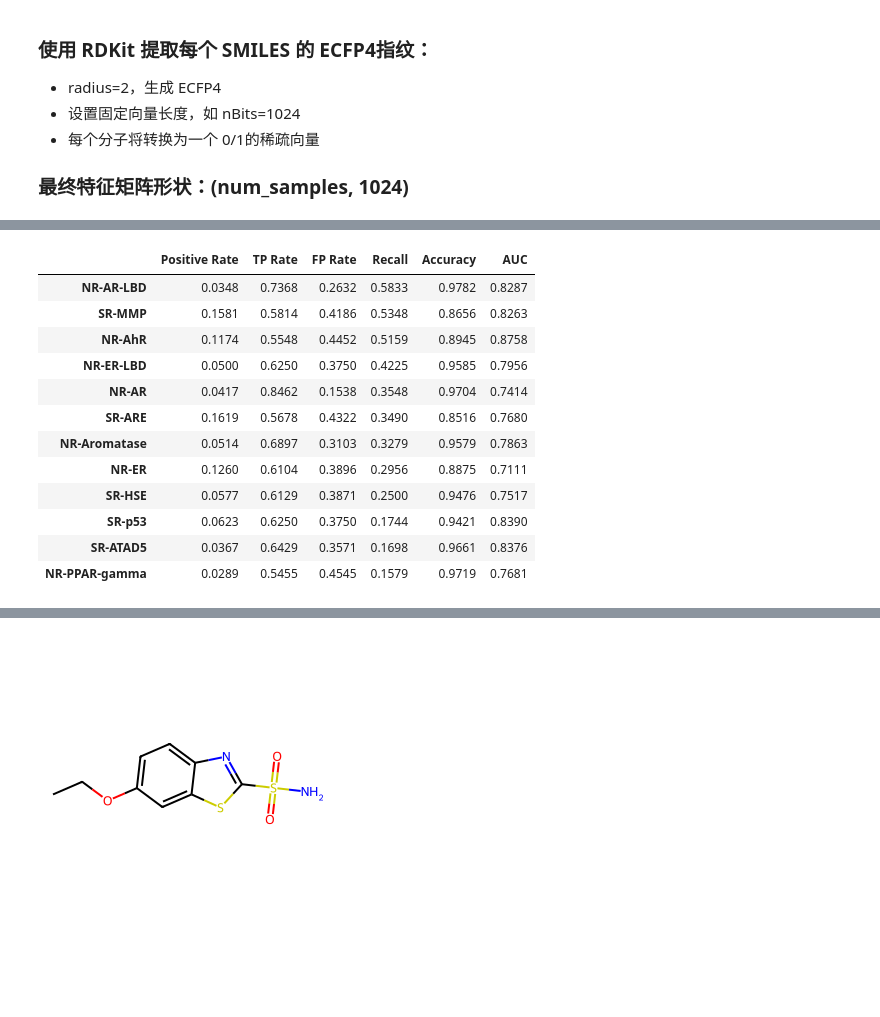
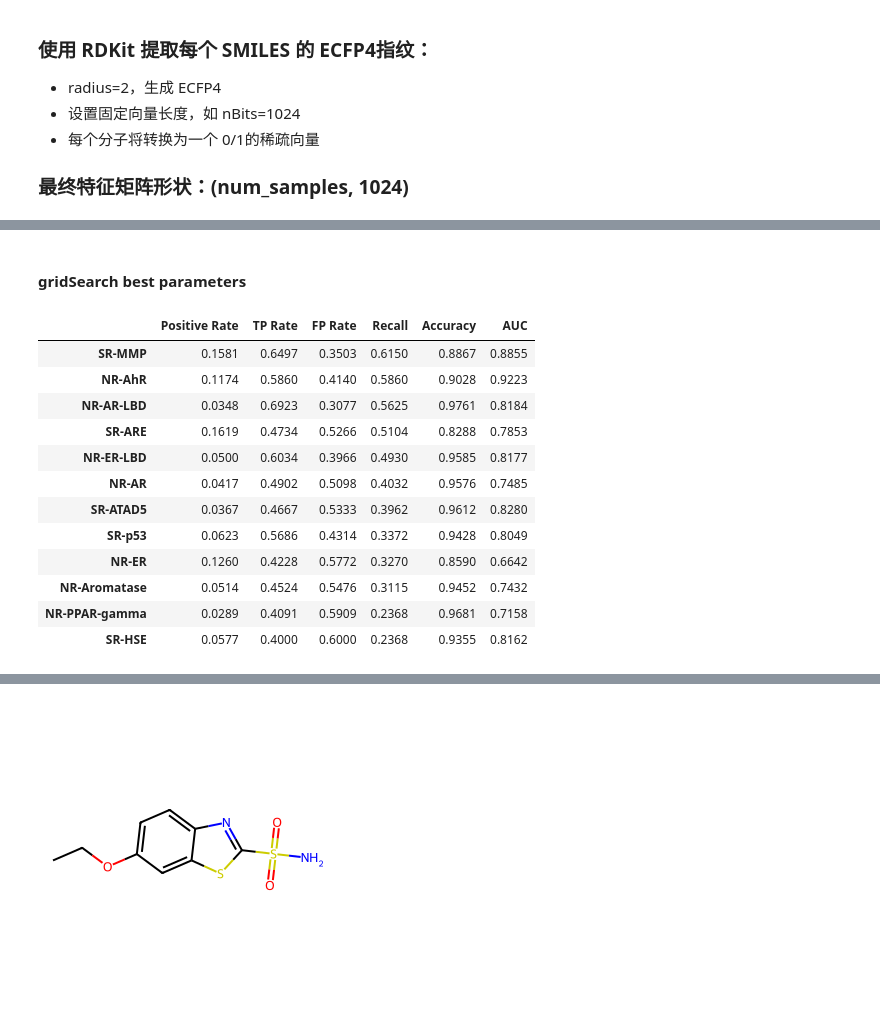
Before and after one commit to heyyyjiaming/DSS5104-MolecularPropertiesGNN, a Jupyter notebook: playground/ML_model_zy.ipynb, the cells around one changed output, grey strips where cells are left out. Cells and saved outputs as stored; diff of their text form; code cells hidden in the pictures; blank space fills up the shorter version.

```diff
--- a/playground/ML_model_zy.ipynb
+++ b/playground/ML_model_zy.ipynb
@@ -299,0 +174,14 @@ label_names = label_cols
+# %%
+# 设置目标标签
+target_label = "SR-ATAD5"
+# 筛选该标签非缺失样本
+valid_idx = ~tox_data[target_label].isna()
+X_valid = X_fp[valid_idx]
+y_valid = tox_data[target_label].values[valid_idx]
+
+print(f"🚀 开始为 {target_label} 调参，有效样本数: {len(y_valid)}")
+
+# 拆分训练/验证集
+X_train, X_test, y_train, y_test = train_test_split(
+    X_valid, y_valid, test_size=0.2, random_state=5104, stratify=y_valid
+)
@@ -299,0 +226,2 @@ label_names = label_cols
+# %% [markdown]
+#### gridSearch best parameters
@@ -309,24 +241,26 @@ for label in label_names:
     X_valid = X_fp[valid_idx]
     y_valid = tox_data[label].values[valid_idx]
     # print(len(y_valid))
-
     # print(f"\n🔍 Training model for label: {label} (valid samples: {len(y_valid)})")
-
     # 划分训练/测试集
     X_train, X_test, y_train, y_test = train_test_split(
         X_valid, y_valid,
-        test_size=0.2,
-        random_state=42,
-        stratify=y_valid
+        test_size = 0.2,
+        random_state = 5104,
+        stratify = y_valid
     )
 
-    # 训练模型
-    model = XGBClassifier(
-        n_estimators=100,
-        max_depth=5,
-        learning_rate=0.1,
-        eval_metric='logloss'
-    )
+    # # 训练模型
+    # model = XGBClassifier(
+    #     n_estimators=100,
+    #     max_depth=5,
+    #     learning_rate=0.1,
+    #     eval_metric='logloss'
+    # )
+
+    ## 直接使用网格搜索的结果
+    model = clone(grid.best_estimator_)
+
     model.fit(X_train, y_train)
 
     # 预测概率与标签
@@ -359,18 +293,18 @@ for label in label_names:
 # %%
 eval_df = pd.DataFrame(metrics).T.sort_values(by="Recall", ascending=False)
 display(eval_df)
-eval_df.to_csv("tox21_xgboost_filtered_eval.csv")
+# eval_df.to_csv("tox21_xgboost_filtered_eval.csv")
 # %% [output]
 |  | Positive Rate | TP Rate | FP Rate | Recall | Accuracy | AUC |
-| NR-AR-LBD | 0.0348 | 0.7368 | 0.2632 | 0.5833 | 0.9782 | 0.8287 |
-| SR-MMP | 0.1581 | 0.5814 | 0.4186 | 0.5348 | 0.8656 | 0.8263 |
-| NR-AhR | 0.1174 | 0.5548 | 0.4452 | 0.5159 | 0.8945 | 0.8758 |
-| NR-ER-LBD | 0.0500 | 0.6250 | 0.3750 | 0.4225 | 0.9585 | 0.7956 |
-| NR-AR | 0.0417 | 0.8462 | 0.1538 | 0.3548 | 0.9704 | 0.7414 |
-| SR-ARE | 0.1619 | 0.5678 | 0.4322 | 0.3490 | 0.8516 | 0.7680 |
-| NR-Aromatase | 0.0514 | 0.6897 | 0.3103 | 0.3279 | 0.9579 | 0.7863 |
-| NR-ER | 0.1260 | 0.6104 | 0.3896 | 0.2956 | 0.8875 | 0.7111 |
-| SR-HSE | 0.0577 | 0.6129 | 0.3871 | 0.2500 | 0.9476 | 0.7517 |
-| SR-p53 | 0.0623 | 0.6250 | 0.3750 | 0.1744 | 0.9421 | 0.8390 |
-| SR-ATAD5 | 0.0367 | 0.6429 | 0.3571 | 0.1698 | 0.9661 | 0.8376 |
-| NR-PPAR-gamma | 0.0289 | 0.5455 | 0.4545 | 0.1579 | 0.9719 | 0.7681 |
+| SR-MMP | 0.1581 | 0.6497 | 0.3503 | 0.6150 | 0.8867 | 0.8855 |
+| NR-AhR | 0.1174 | 0.5860 | 0.4140 | 0.5860 | 0.9028 | 0.9223 |
+| NR-AR-LBD | 0.0348 | 0.6923 | 0.3077 | 0.5625 | 0.9761 | 0.8184 |
+| SR-ARE | 0.1619 | 0.4734 | 0.5266 | 0.5104 | 0.8288 | 0.7853 |
+| NR-ER-LBD | 0.0500 | 0.6034 | 0.3966 | 0.4930 | 0.9585 | 0.8177 |
+| NR-AR | 0.0417 | 0.4902 | 0.5098 | 0.4032 | 0.9576 | 0.7485 |
+| SR-ATAD5 | 0.0367 | 0.4667 | 0.5333 | 0.3962 | 0.9612 | 0.8280 |
+| SR-p53 | 0.0623 | 0.5686 | 0.4314 | 0.3372 | 0.9428 | 0.8049 |
+| NR-ER | 0.1260 | 0.4228 | 0.5772 | 0.3270 | 0.8590 | 0.6642 |
+| NR-Aromatase | 0.0514 | 0.4524 | 0.5476 | 0.3115 | 0.9452 | 0.7432 |
+| NR-PPAR-gamma | 0.0289 | 0.4091 | 0.5909 | 0.2368 | 0.9681 | 0.7158 |
+| SR-HSE | 0.0577 | 0.4000 | 0.6000 | 0.2368 | 0.9355 | 0.8162 |
```
Also changed, not shown: parts of 20 cells of this notebook, 2 other files.
